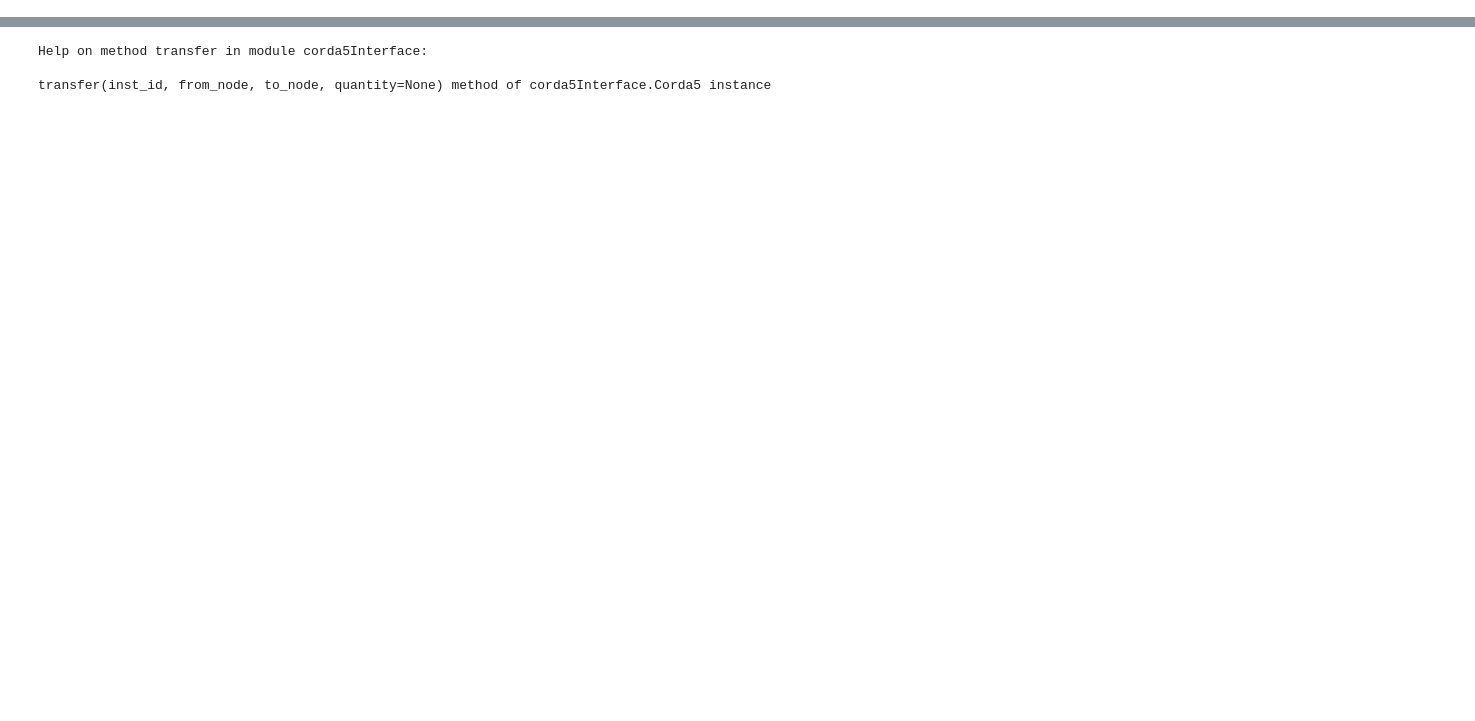
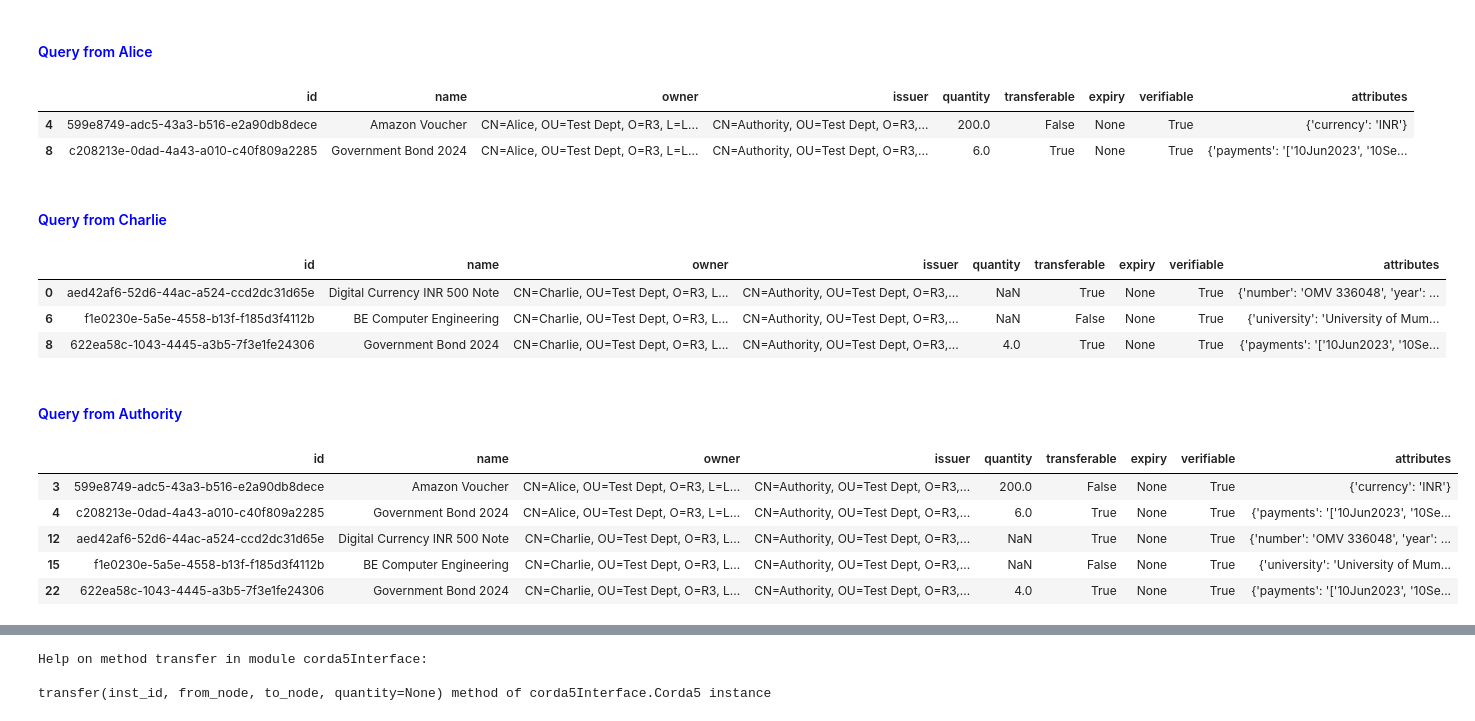
Before and after one commit to manojkrgupta/configurableLedgerAsset, a Jupyter notebook: python3/C5-Live.ipynb, the cells around one changed output, grey strips where cells are left out. Saved outputs shown, nothing was run; the diff lists cells and outputs as text; code cells hidden in the pictures; blank space fills up the shorter version.

Commit message:
return type of transfer workflow as uuid

```diff
--- a/python3/C5-Live.ipynb
+++ b/python3/C5-Live.ipynb
@@ -136,0 +149,15 @@ h.query_all_nodes()
+# %%
+h.message("Transfer of Bond (expected success)")
+(req_id, response, uuid_new_bond) = h.transfer(uuid_bond, 'Alice', 'Charlie', quantity=4)
+
+
+h.message("Transfer of Fiat Currency (expected success)")
+(req_id, response, uuid_new) = h.transfer(uuid_fiat, 'Alice', 'Charlie')
+
+
+h.message("Transfer of Amazon Voucher (expected failure)")
+(req_id, response, uuid_new) = h.transfer(uuid_amazon, 'Alice', 'Charlie', quantity=4)
+
+
+h.message("Transfer of Graduation certificate (expected failure)")
+(req_id, response, uuid_new) = h.transfer(uuid_cert, 'Charlie', 'Alice')
@@ -136,0 +187,34 @@ h.query_all_nodes()
+# %%
+h.message("Query from Alice")
+df  = h.query('Alice')
+tdf = df[(df.id == uuid_bond) | (df.id == uuid_new_bond) | (df.id == uuid_fiat) | ( df.id == uuid_amazon ) | (df.id == uuid_cert)]
+display(tdf)
+
+
+h.message("Query from Charlie")
+df  = h.query('Charlie')
+tdf = df[(df.id == uuid_bond) | (df.id == uuid_new_bond) | (df.id == uuid_fiat) | ( df.id == uuid_amazon ) | (df.id == uuid_cert)]
+display(tdf)
+
+
+h.message("Query from Authority")
+df  = h.query('Authority')
+tdf = df[(df.id == uuid_bond) | (df.id == uuid_new_bond) | (df.id == uuid_fiat) | ( df.id == uuid_amazon ) | (df.id == uuid_cert)]
+display(tdf)
+# %% [output]
+Query from Alice
+|  | id | name | owner | issuer | quantity | transferable | expiry | verifiable | attributes |
+| 4 | 599e8749-adc5-43a3-b516-e2a90db8dece | Amazon Voucher | CN=Alice, OU=Test Dept, O=R3, L=L... | CN=Authority, OU=Test Dept, O=R3,... | 200.0 | False | None | True | {'currency': 'INR'} |
+| 8 | c208213e-0dad-4a43-a010-c40f809a2285 | Government Bond 2024 | CN=Alice, OU=Test Dept, O=R3, L=L... | CN=Authority, OU=Test Dept, O=R3,... | 6.0 | True | None | True | {'payments': '['10Jun2023', '10Se... |
+Query from Charlie
+|  | id | name | owner | issuer | quantity | transferable | expiry | verifiable | attributes |
+| 0 | aed42af6-52d6-44ac-a524-ccd2dc31d65e | Digital Currency INR 500 Note | CN=Charlie, OU=Test Dept, O=R3, L... | CN=Authority, OU=Test Dept, O=R3,... | NaN | True | None | True | {'number': 'OMV 336048', 'year': ... |
+| 6 | f1e0230e-5a5e-4558-b13f-f185d3f4112b | BE Computer Engineering | CN=Charlie, OU=Test Dept, O=R3, L... | CN=Authority, OU=Test Dept, O=R3,... | NaN | False | None | True | {'university': 'University of Mum... |
+| 8 | 622ea58c-1043-4445-a3b5-7f3e1fe24306 | Government Bond 2024 | CN=Charlie, OU=Test Dept, O=R3, L... | CN=Authority, OU=Test Dept, O=R3,... | 4.0 | True | None | True | {'payments': '['10Jun2023', '10Se... |
+Query from Authority
+|  | id | name | owner | issuer | quantity | transferable | expiry | verifiable | attributes |
+| 3 | 599e8749-adc5-43a3-b516-e2a90db8dece | Amazon Voucher | CN=Alice, OU=Test Dept, O=R3, L=L... | CN=Authority, OU=Test Dept, O=R3,... | 200.0 | False | None | True | {'currency': 'INR'} |
+| 4 | c208213e-0dad-4a43-a010-c40f809a2285 | Government Bond 2024 | CN=Alice, OU=Test Dept, O=R3, L=L... | CN=Authority, OU=Test Dept, O=R3,... | 6.0 | True | None | True | {'payments': '['10Jun2023', '10Se... |
+| 12 | aed42af6-52d6-44ac-a524-ccd2dc31d65e | Digital Currency INR 500 Note | CN=Charlie, OU=Test Dept, O=R3, L... | CN=Authority, OU=Test Dept, O=R3,... | NaN | True | None | True | {'number': 'OMV 336048', 'year': ... |
+| 15 | f1e0230e-5a5e-4558-b13f-f185d3f4112b | BE Computer Engineering | CN=Charlie, OU=Test Dept, O=R3, L... | CN=Authority, OU=Test Dept, O=R3,... | NaN | False | None | True | {'university': 'University of Mum... |
+| 22 | 622ea58c-1043-4445-a3b5-7f3e1fe24306 | Government Bond 2024 | CN=Charlie, OU=Test Dept, O=R3, L... | CN=Authority, OU=Test Dept, O=R3,... | 4.0 | True | None | True | {'payments': '['10Jun2023', '10Se... |
```
Also changed, not shown: parts of 20 cells of this notebook, 2 other files.
